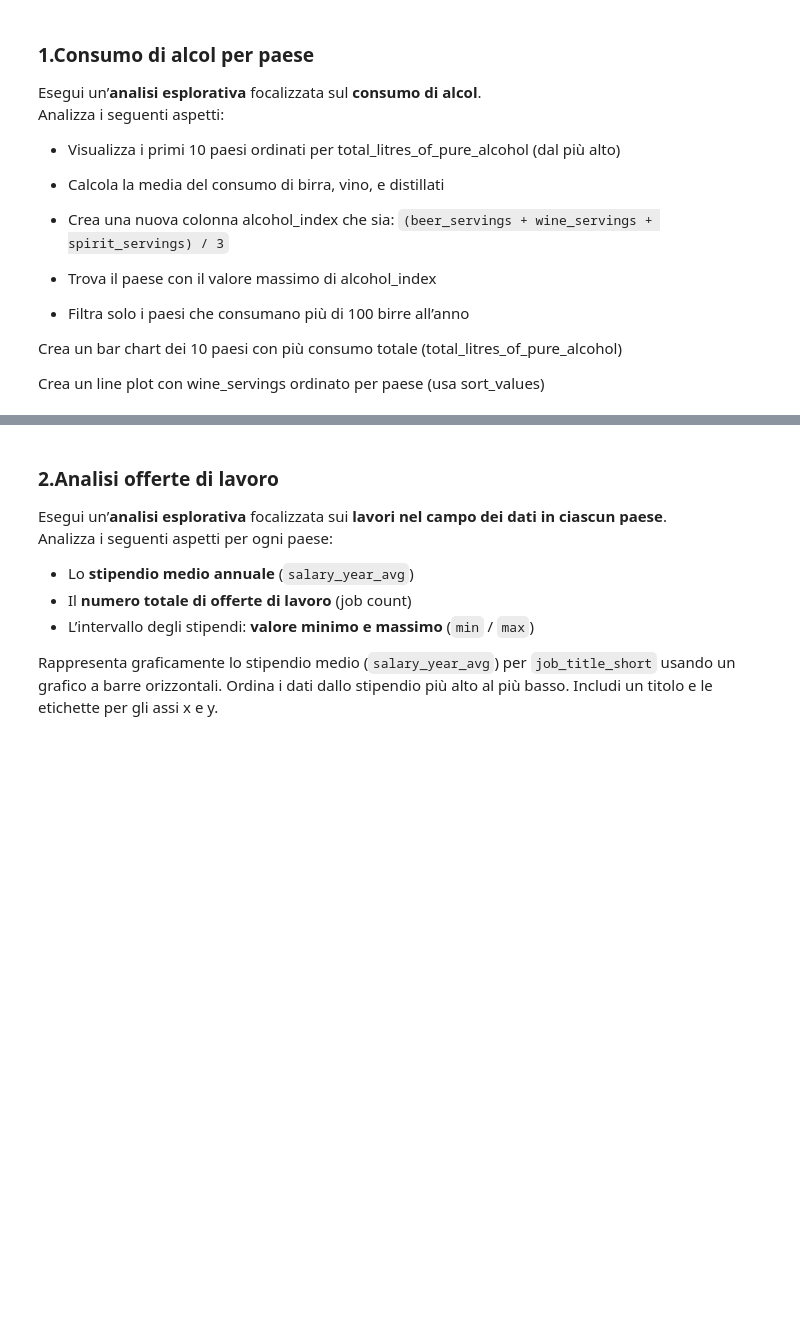
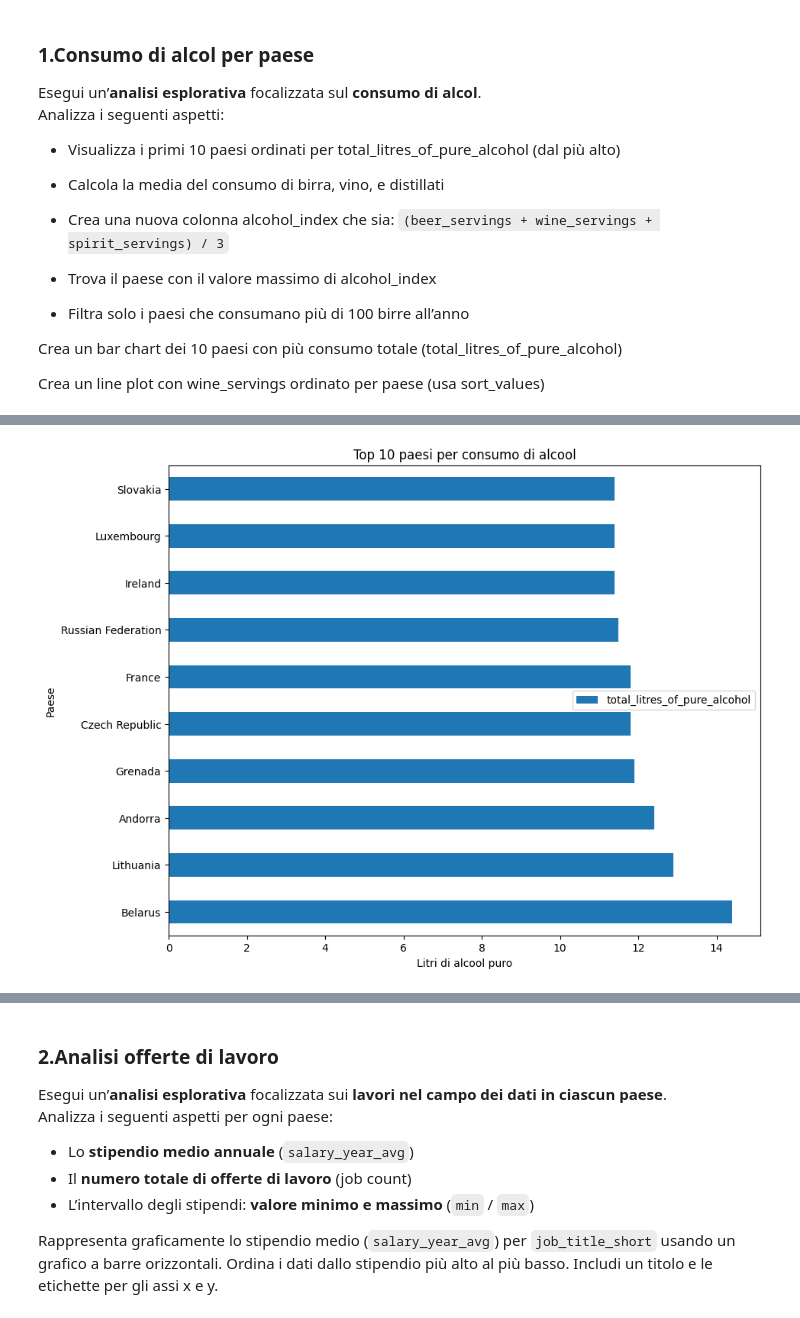
Before and after one commit to SofiaOlivo/LabProg, a Jupyter notebook: 3.5_Esercizi_lez_3.ipynb, the cells around one changed output, grey strips where cells are left out. Drawn from its saved outputs; the diff is of its cells as text; code cells hidden in the pictures; blank space fills up the shorter version.

```diff
--- a/3.5_Esercizi_lez_3.ipynb
+++ b/3.5_Esercizi_lez_3.ipynb
@@ -93,0 +156,21 @@ Length: 193, dtype: float64
+# %%
+# Crea un bar chart dei 10 paesi con più consumo totale (total_litres_of_pure_alcohol)
+# il grafico si fa cin matplotlib
+
+import pandas as pd
+import matplotlib.pyplot as plt
+
+top10 = df.nlargest(10, "total_litres_of_pure_alcohol")                                # metodo che restituisce le 10 righe con i valori più alti
+
+# top10.plot.bar(x = "country", y = "total_litres_of_pure_alcohol")                    # grafico senza modifiche
+# plt.show()
+
+# top10.plot.barh(x = "country", y = "total_litres_of_pure_alcohol")                   # .barh inverte asse x e y
+top10.plot.barh(x = "country", y = "total_litres_of_pure_alcohol", figsize = (10, 8))  # figsize allarga il grafico
+# plt.xticks(rotation = 45, ha = "right")                                              # rotatio inclina il testo, ha allinea a destra
+plt.title("Top 10 paesi per consumo di alcool")
+plt.xlabel("Litri di alcool puro")
+plt.ylabel("Paese")
+plt.show()
+# %% [output]
+[figure, added]
```
Also changed, not shown: parts of 16 cells of this notebook, 5 other files.
